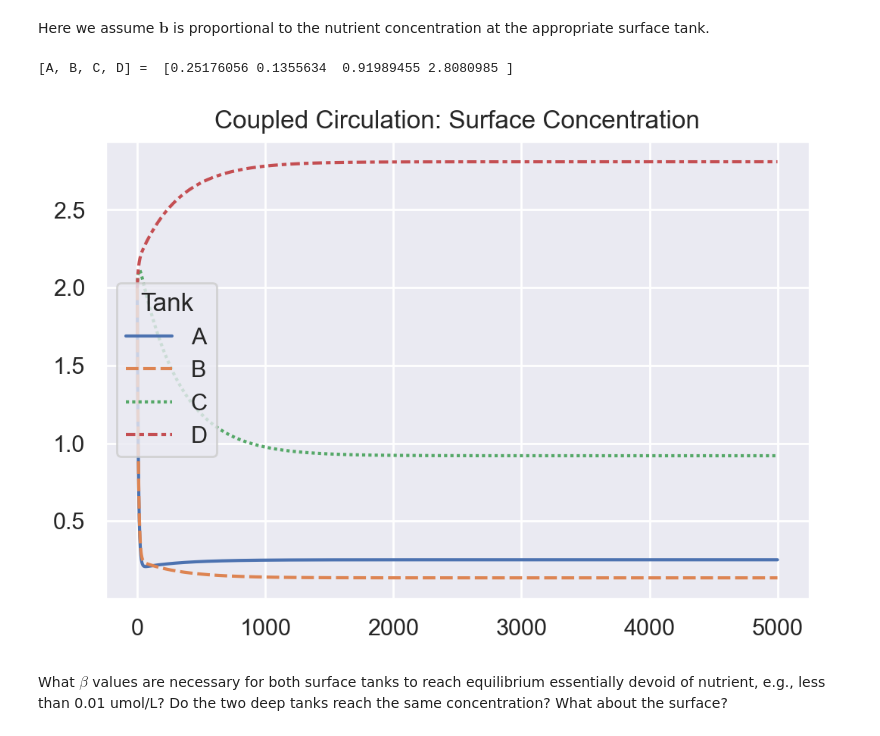
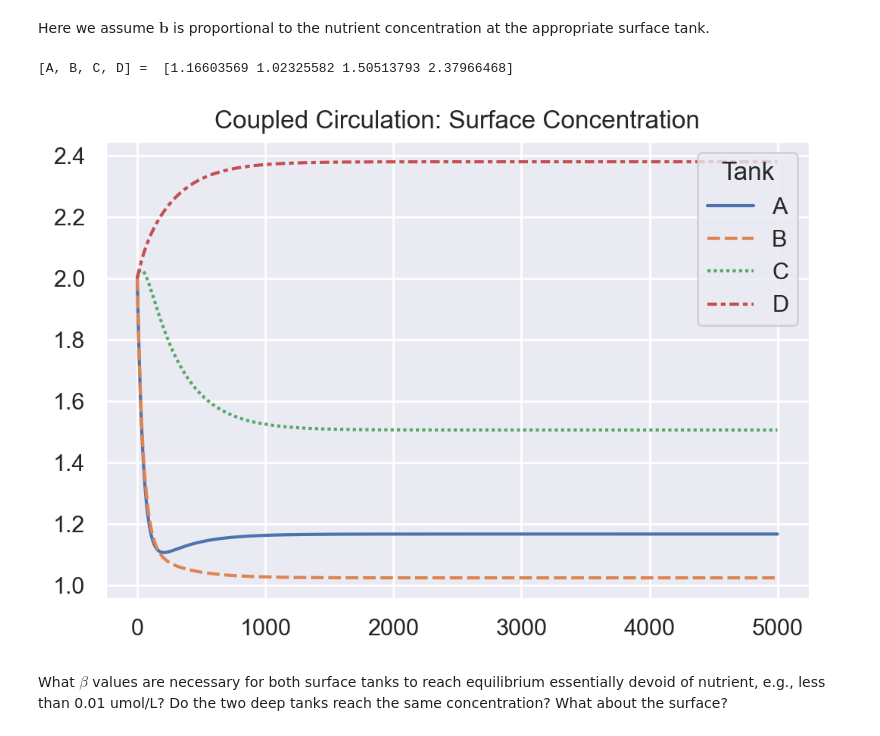
Before and after one commit to hernypeterson/nutrient-model, a Jupyter notebook: nutrient-model.ipynb, the cells around one changed output. Cells and saved outputs as stored; diff of their text form; code cells hidden in the pictures.

```diff
--- a/nutrient-model.ipynb
+++ b/nutrient-model.ipynb
@@ -215,22 +215,20 @@ Keep in mind, we are trying to explain real patterns observed in the ocean. Name
 Here we assume $\mathbf{b}$ is proportional to the nutrient concentration at the appropriate surface tank.
 # %%
 def sys_conc(c, t):
-    b = bio(beta_conc, *(c[:2] * v[:2])) # c[:2] is the first two terms of c
+    b = bio(beta_conc, *(c * v)[:2]) # [:2] means the first 2 entries
     return (Q @ c + b) / v
 
-beta_conc = .1 # (/hr)
+beta_conc = .01 # (/hr)
 
 sol_conc = odeint(sys_conc, P0, t)
-
-sol_conc_title = "Coupled PO$_4^{3-}$ Cycling: $\mathbf{b} \propto$Surface [PO$_4^{3-}$]"
 
 sns.lineplot(data=sol_conc).set(title="Coupled Circulation: Surface Concentration")
 legend()
 
 print("[A, B, C, D] = ", sol_conc[-1])
 # %% [output]
-[A, B, C, D] =  [0.25176056 0.1355634  0.91989455 2.8080985 ]
+[A, B, C, D] =  [1.16603569 1.02325582 1.50513793 2.37966468]
-[figure, old version]
+[figure, new version]
 # %% [markdown]
 What $\beta$ values are necessary for both surface tanks to reach equilibrium essentially devoid of nutrient, e.g., less than 0.01 umol/L? Do the two deep tanks reach the same concentration? What about the surface?
 # %% [markdown]
```
Also changed, not shown: parts of 8 cells of this notebook.
